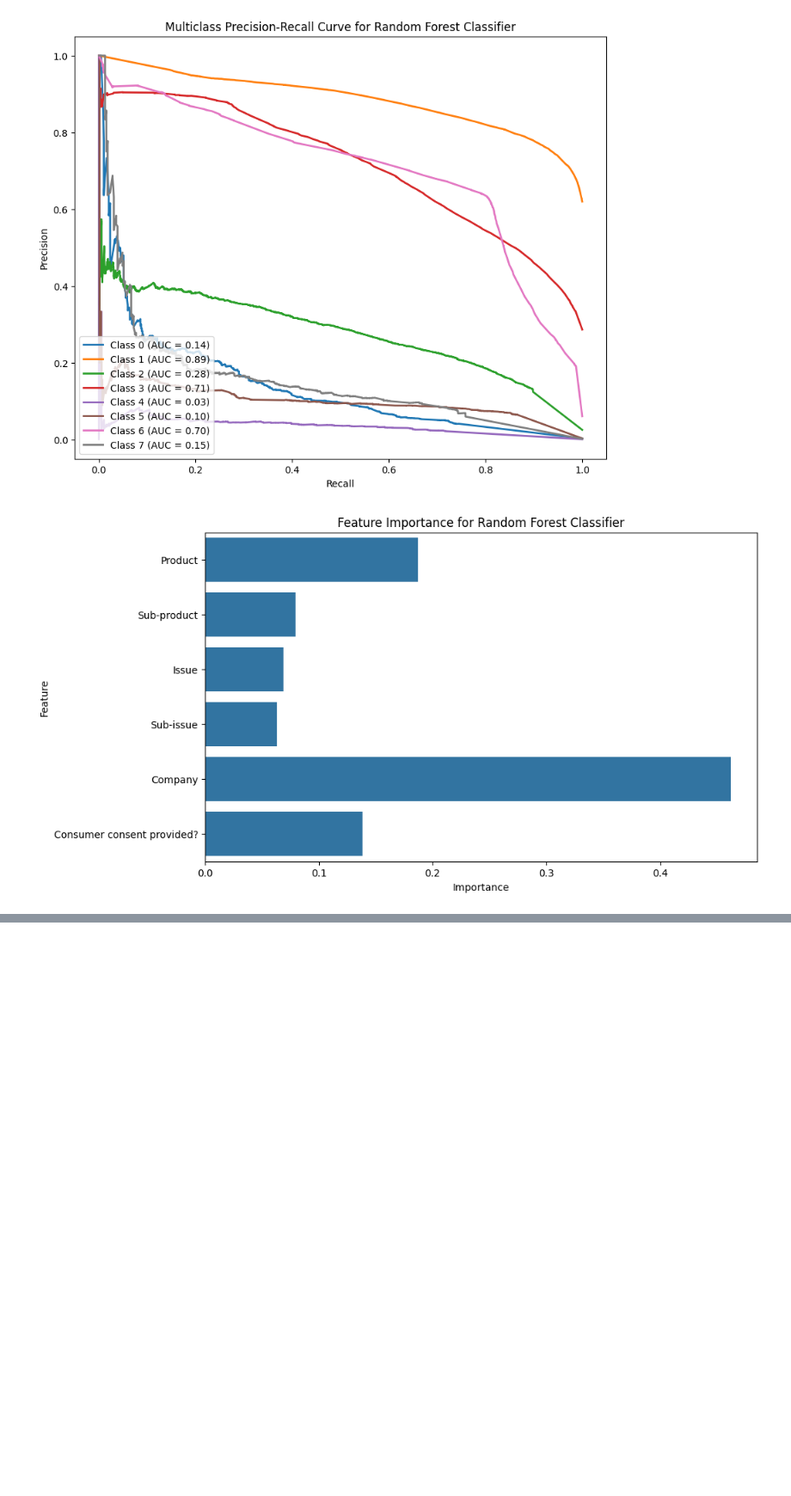
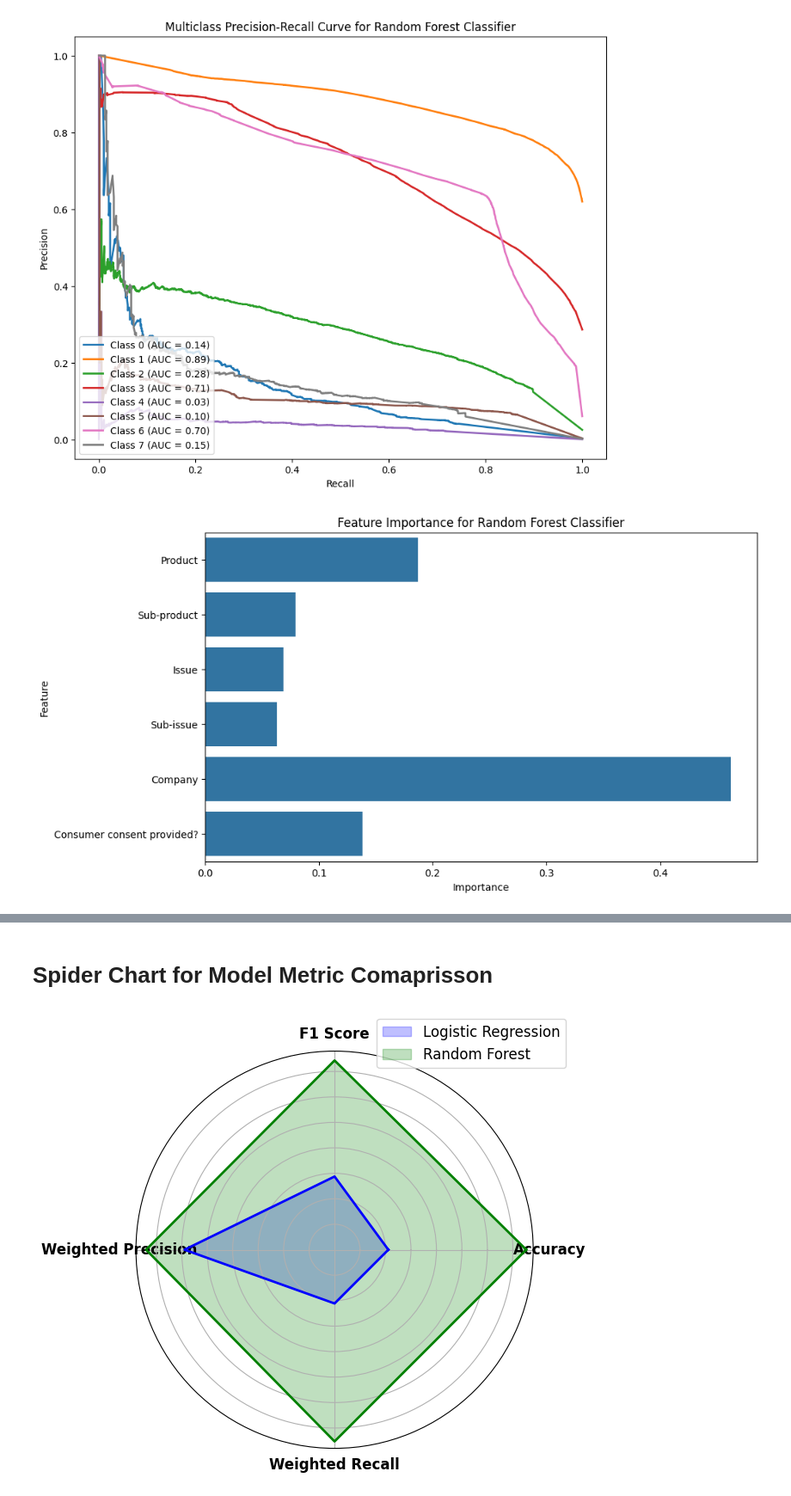
Before and after one commit to samarthsingh1/data_insights, a Jupyter notebook: data_classification.ipynb, the cells around one changed output, grey strips where cells are left out. Shown at 86% size. Drawn from its saved outputs; the diff is of its cells as text; code cells hidden in the pictures; blank space fills up the shorter version.

```diff
--- a/data_classification.ipynb
+++ b/data_classification.ipynb
@@ -445,0 +583,65 @@ plt.show()
+# %% [markdown]
+# Spider Chart for Model Metric Comaprisson
+# %%
+
+# Logistic Regression (Elastic Net)
+elastic_net = SGDClassifier(loss='log_loss', penalty='elasticnet', alpha=0.0001, l1_ratio=0.5)
+elastic_net.fit(X_train, y_train)
+y_pred_en = elastic_net.predict(X_test)
+
+# Calculate metrics for Logistic Regression
+accuracy_en = accuracy_score(y_test, y_pred_en)
+f1_en = f1_score(y_test, y_pred_en, average='weighted')
+precision_en = precision_score(y_test, y_pred_en, average='weighted')
+recall_en = recall_score(y_test, y_pred_en, average='weighted')
+
+# Random Forest Classifier
+random_forest = RandomForestClassifier()
+random_forest.fit(X_train, y_train)
+y_pred_rf = random_forest.predict(X_test)
+
+# Calculate metrics for Random Forest
+accuracy_rf = accuracy_score(y_test, y_pred_rf)
+f1_rf = f1_score(y_test, y_pred_rf, average='weighted')
+precision_rf = precision_score(y_test, y_pred_rf, average='weighted')
+recall_rf = recall_score(y_test, y_pred_rf, average='weighted')
+
+# Metrics and scores for radar chart
+metrics = ['Accuracy', 'F1 Score', 'Weighted Precision', 'Weighted Recall']
+logistic_regression_scores = [accuracy_en, f1_en, precision_en, recall_en]
+random_forest_scores = [accuracy_rf, f1_rf, precision_rf, recall_rf]
+
+# Number of metrics
+num_vars = len(metrics)
+
+# Compute angle for each axis
+angles = np.linspace(0, 2 * np.pi, num_vars, endpoint=False).tolist()
+angles += angles[:1]  # Close the loop
+
+# Close the score lists for radar chart loop
+logistic_regression_scores += logistic_regression_scores[:1]
+random_forest_scores += random_forest_scores[:1]
+
+# Initialize radar chart
+fig, ax = plt.subplots(figsize=(6, 6), subplot_kw=dict(polar=True))
+
+# Plot Logistic Regression
+ax.fill(angles, logistic_regression_scores, color='blue', alpha=0.25, label='Logistic Regression')
+ax.plot(angles, logistic_regression_scores, color='blue', linewidth=2)
+
+# Plot Random Forest
+ax.fill(angles, random_forest_scores, color='green', alpha=0.25, label='Random Forest')
+ax.plot(angles, random_forest_scores, color='green', linewidth=2)
+
+# Set labels for each axis
+ax.set_yticklabels([])  # Hide radial labels for clarity
+ax.set_xticks(angles[:-1])
+ax.set_xticklabels(metrics, fontsize=12, fontweight='bold')
+
+# Improve readability
+plt.legend(loc='upper right', bbox_to_anchor=(1.1, 1.1), fontsize=12)
+
+# Show plot
+plt.show()
+# %% [output]
+[figure, added]
```
Also changed, not shown: parts of 13 cells of this notebook.
